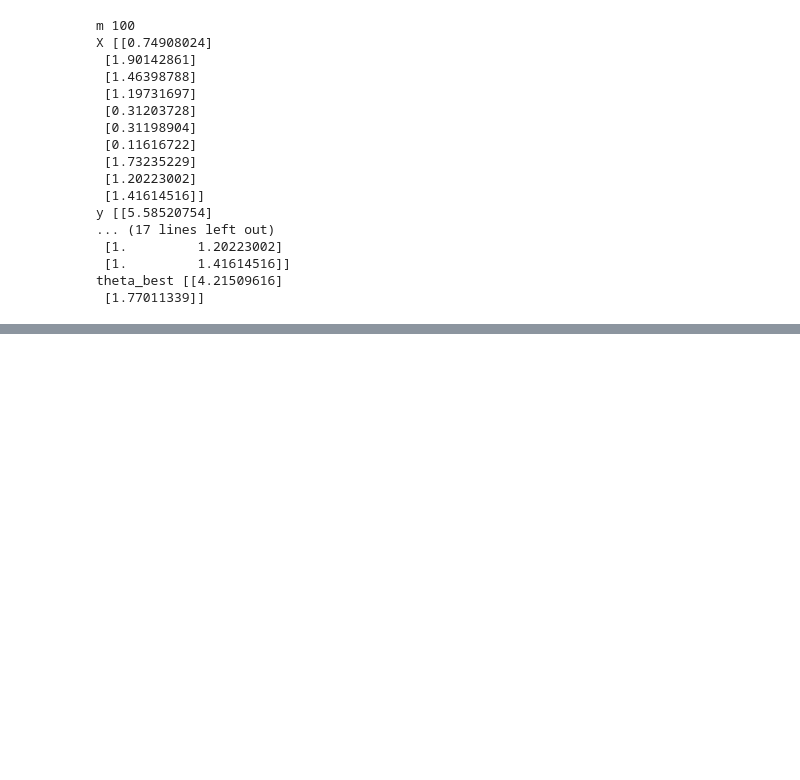
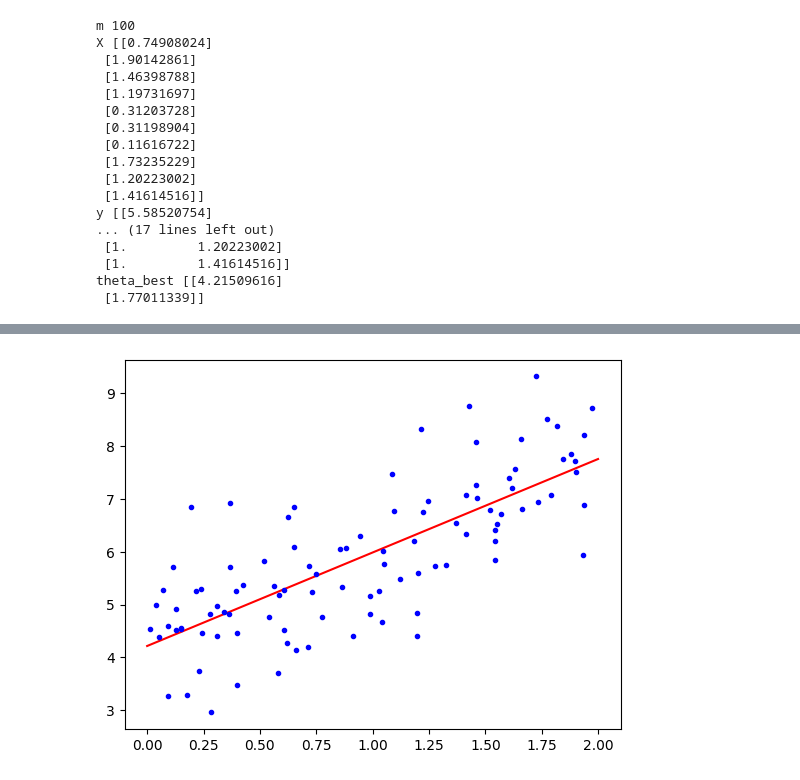
Before and after one commit to alexlop29/hands-on-machine-learning, a Jupyter notebook: training-models.ipynb, the cells around one changed output, grey strips where cells are left out. Drawn from its saved outputs; the diff is of its cells as text; code cells hidden in the pictures; blank space fills up the shorter version.

Commit message:
Linear Regression using the Normal Equation and Batch Gradient Descent

```diff
--- a/training-models.ipynb
+++ b/training-models.ipynb
@@ -170,0 +259,78 @@ theta_best [[4.21509616]
+# %%
+import numpy as np
+from sklearn.preprocessing import add_dummy_feature
+"""
+sklearn.preprocessing.add_dummy_feature(X, value=1.0)
+Augment dataset with an additional dummy feature.
+This is useful for fitting an intercept term with implementations which cannot otherwise fit it directly.
+https://scikit-learn.org/stable/modules/generated/sklearn.preprocessing.add_dummy_feature.html
+"""
+
+# new import
+import matplotlib.pyplot as plt
+
+np.random.seed(42)
+m = 100
+X = 2 * np.random.rand(m ,1)
+y = 4 + 2 * X + np.random.randn(m, 1)
+
+"""
+Understanding the Linear Model
+In a linear regression setting, the relationship between X and Y is often modeled as:
+
+Y = β₀ + β₁X + ε
+
+Where:
+β₀ (4): The intercept, representing the value of Y when X = 0.
+β₁ (2): The slope of the line, representing the rate of change of Y with respect to X.
+ε (random noise): Represents random variation or "noise" that is added to
+make the data more realistic.
+Chat GPT Example
+"""
+
+X_b = add_dummy_feature(X)
+"""
+Understand the purpose of X_b
+The function sklearn.preprocessing.add_dummy_feature adds a column of constant values (typically 1.0)
+to a feature matrix X. This dummy column is often used to account for the intercept term in a linear
+regression model.
+
+X=
+0.5
+1.2
+0.8
+
+X b	=
+1 0.5
+1 1.2
+1 0.8
+Chat GPT
+"""
+
+theta_best = np.linalg.inv(X_b.T @ X_b) @ X_b.T @ y
+"""
+numpy.linalg.inv
+Compute the inverse of a matrix
+https://numpy.org/doc/stable/reference/generated/numpy.linalg.inv.html
+
+Matrix: a data structure composed of rows and columns
+https://www.lenovo.com › outletus › glossary › matrix
+"""
+
+print("m", m)
+print("X", X[:10])
+print("y", y[:10])
+print("X_b", X_b[:10])
+print("theta_best", theta_best[:10])
+
+X_new = np.array([[0],[2]])
+X_new_b = add_dummy_feature(X_new)
+y_predict = X_new_b @ theta_best
+print("y_predict", y_predict)
+
+# plot
+plt.plot(X_new, y_predict, "r-", label="Predictions")
+plt.plot(X, y, "b.")
+[...]
+plt.show()
+# %% [output]
@@ -170,0 +354 @@ theta_best [[4.21509616]
+[figure, added]
```
Also changed, not shown: parts of 10 cells of this notebook.
